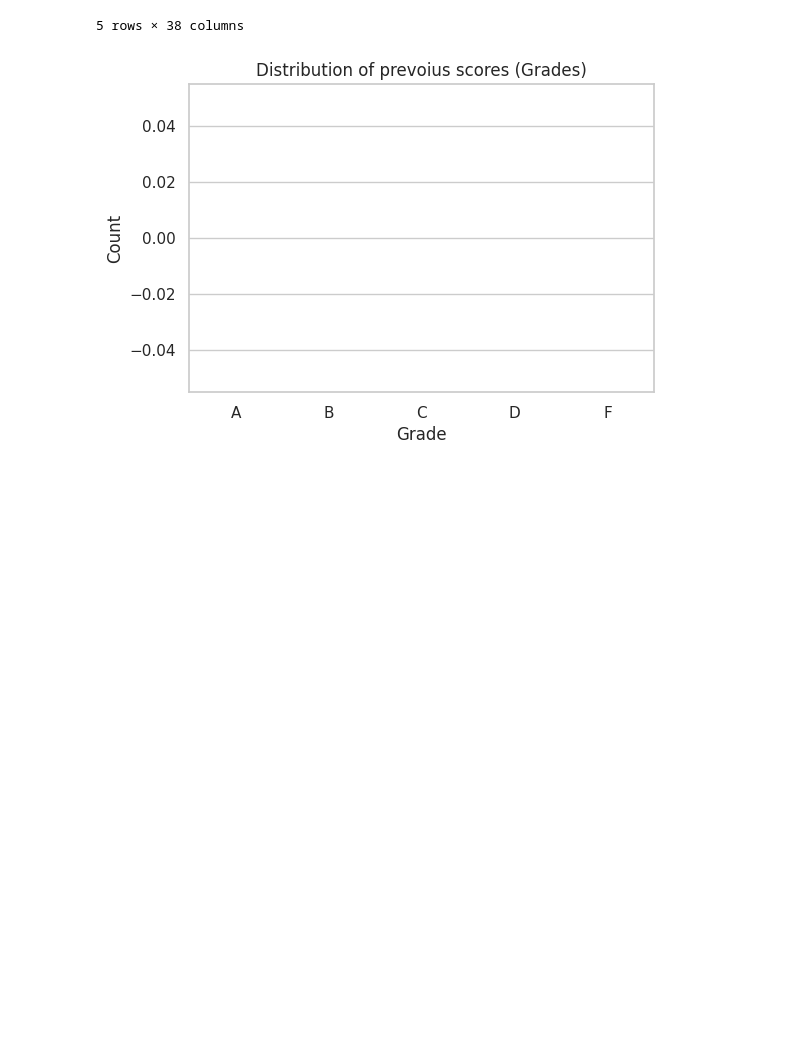
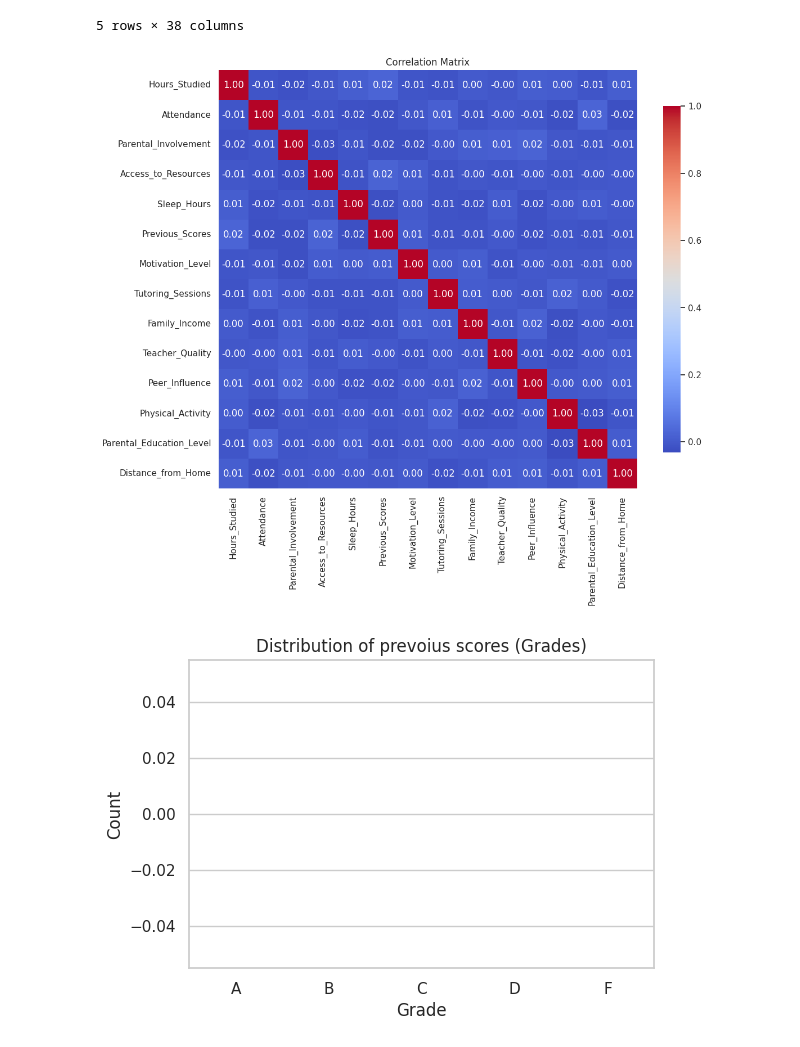
Before and after one commit to rolahadidy44/Multi-Class-Classification-Predicting-University-Student-Grades, a Jupyter notebook: analysis/analysis.ipynb, the cells around one changed output. Drawn from its saved outputs; the diff is of its cells as text; code cells hidden in the pictures; blank space fills up the shorter version.

```diff
--- a/analysis/analysis.ipynb
+++ b/analysis/analysis.ipynb
@@ -225,12 +225,14 @@ df.head()
 # %%
 # correlation matrix
 
-# df_numeric= df[[col for col in df.columns if not col.endswith('_label')]]
-# correlation_matrix = df_numeric.corr()
-# plt.figure(figsize=(12, 10))
-# sns.heatmap(correlation_matrix, annot=True, fmt=".2f", cmap='coolwarm', square=True, cbar_kws={"shrink": .8})
-# plt.title('Correlation Matrix')
-# plt.show()
+df_numeric=  df.select_dtypes(include=['number'])
+correlation_matrix = df_numeric.corr()
+plt.figure(figsize=(12, 10))
+sns.heatmap(correlation_matrix, annot=True, fmt=".2f", cmap='coolwarm', square=True, cbar_kws={"shrink": .8})
+plt.title('Correlation Matrix')
+plt.show()
+# %% [output]
+[figure, added]
 # %%
 # Histogram of Previous_Scores
 
```
Also changed, not shown: parts of 4 cells of this notebook.
